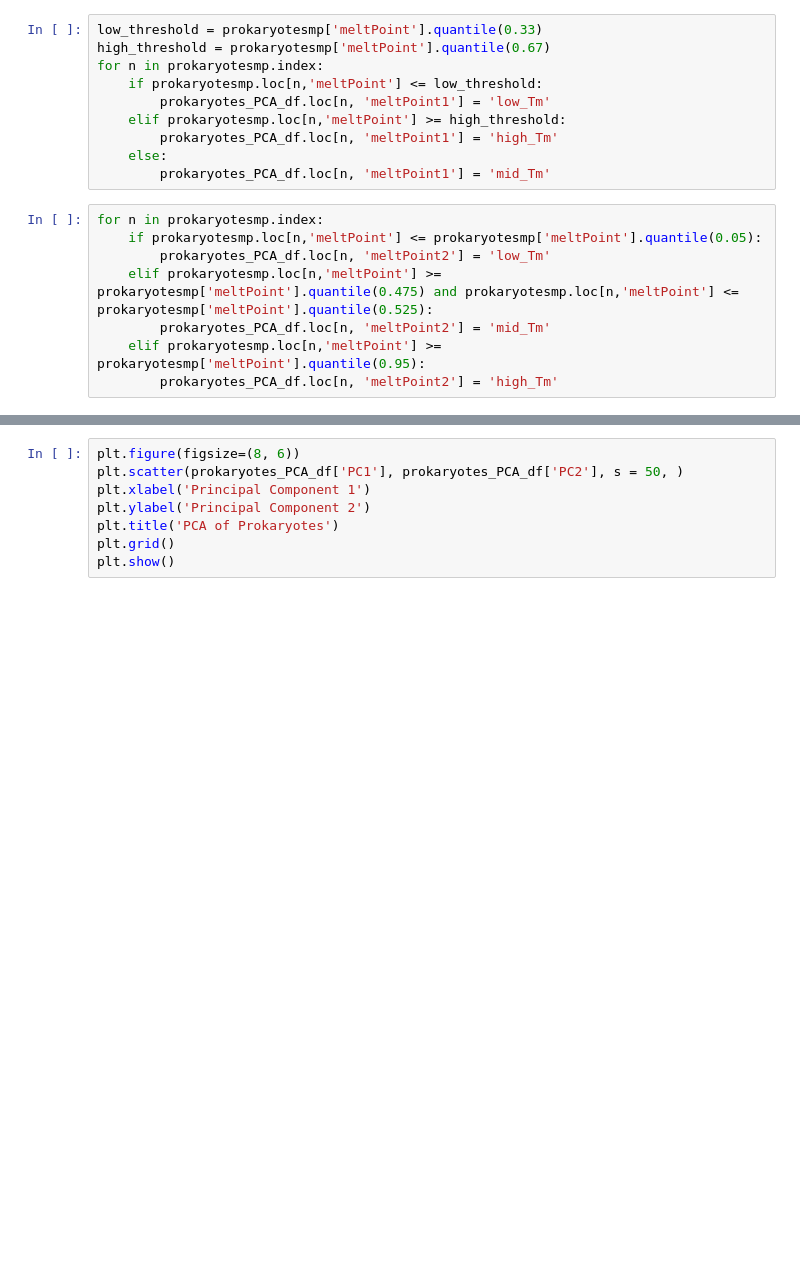
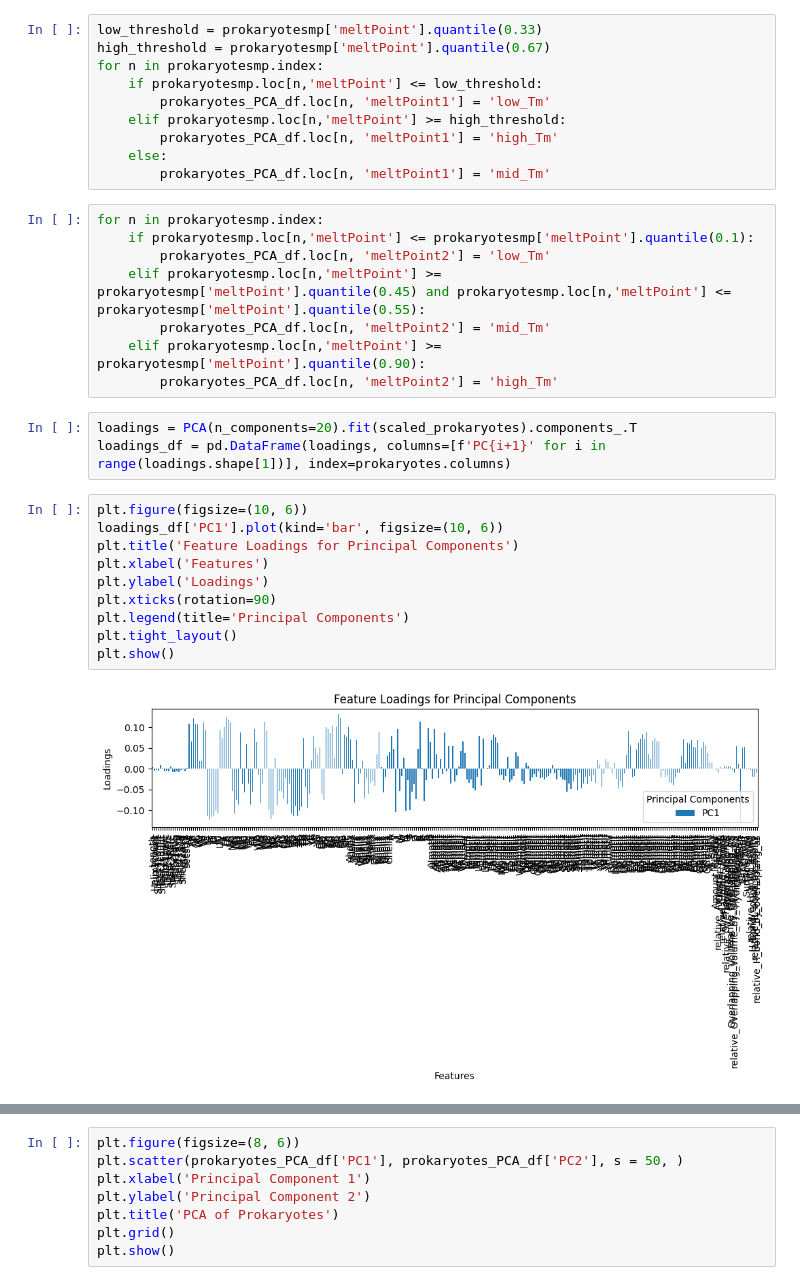
Before and after one commit to datascience-mobi-2024/topic04_02, a Jupyter notebook: pca.ipynb, the cells around one changed output, grey strips where cells are left out. Saved outputs shown, nothing was run; the diff lists cells and outputs as text; blank space fills up the shorter version.

```diff
--- a/pca.ipynb
+++ b/pca.ipynb
@@ -47,9 +53,24 @@ for n in prokaryotesmp.index:
         prokaryotes_PCA_df.loc[n, 'meltPoint1'] = 'mid_Tm'
 # %%
 for n in prokaryotesmp.index:
-    if prokaryotesmp.loc[n,'meltPoint'] <= prokaryotesmp['meltPoint'].quantile(0.05):
+    if prokaryotesmp.loc[n,'meltPoint'] <= prokaryotesmp['meltPoint'].quantile(0.1):
         prokaryotes_PCA_df.loc[n, 'meltPoint2'] = 'low_Tm'
-    elif prokaryotesmp.loc[n,'meltPoint'] >= prokaryotesmp['meltPoint'].quantile(0.475) and prokaryotesmp.loc[n,'meltPoint'] <= prokaryotesmp['meltPoint'].quantile(0.525):
+    elif prokaryotesmp.loc[n,'meltPoint'] >= prokaryotesmp['meltPoint'].quantile(0.45) and prokaryotesmp.loc[n,'meltPoint'] <= prokaryotesmp['meltPoint'].quantile(0.55):
         prokaryotes_PCA_df.loc[n, 'meltPoint2'] = 'mid_Tm'
-    elif prokaryotesmp.loc[n,'meltPoint'] >= prokaryotesmp['meltPoint'].quantile(0.95):
+    elif prokaryotesmp.loc[n,'meltPoint'] >= prokaryotesmp['meltPoint'].quantile(0.90):
         prokaryotes_PCA_df.loc[n, 'meltPoint2'] = 'high_Tm'
+# %%
+loadings = PCA(n_components=20).fit(scaled_prokaryotes).components_.T
+loadings_df = pd.DataFrame(loadings, columns=[f'PC{i+1}' for i in range(loadings.shape[1])], index=prokaryotes.columns)
+# %%
+plt.figure(figsize=(10, 6))
+loadings_df['PC1'].plot(kind='bar', figsize=(10, 6))
+plt.title('Feature Loadings for Principal Components')
+plt.xlabel('Features')
+plt.ylabel('Loadings')
+plt.xticks(rotation=90)
+plt.legend(title='Principal Components')
+plt.tight_layout()
+plt.show()
+# %% [output]
+[figure, added]
```
Also changed, not shown: parts of 6 cells of this notebook, 1 other file.
